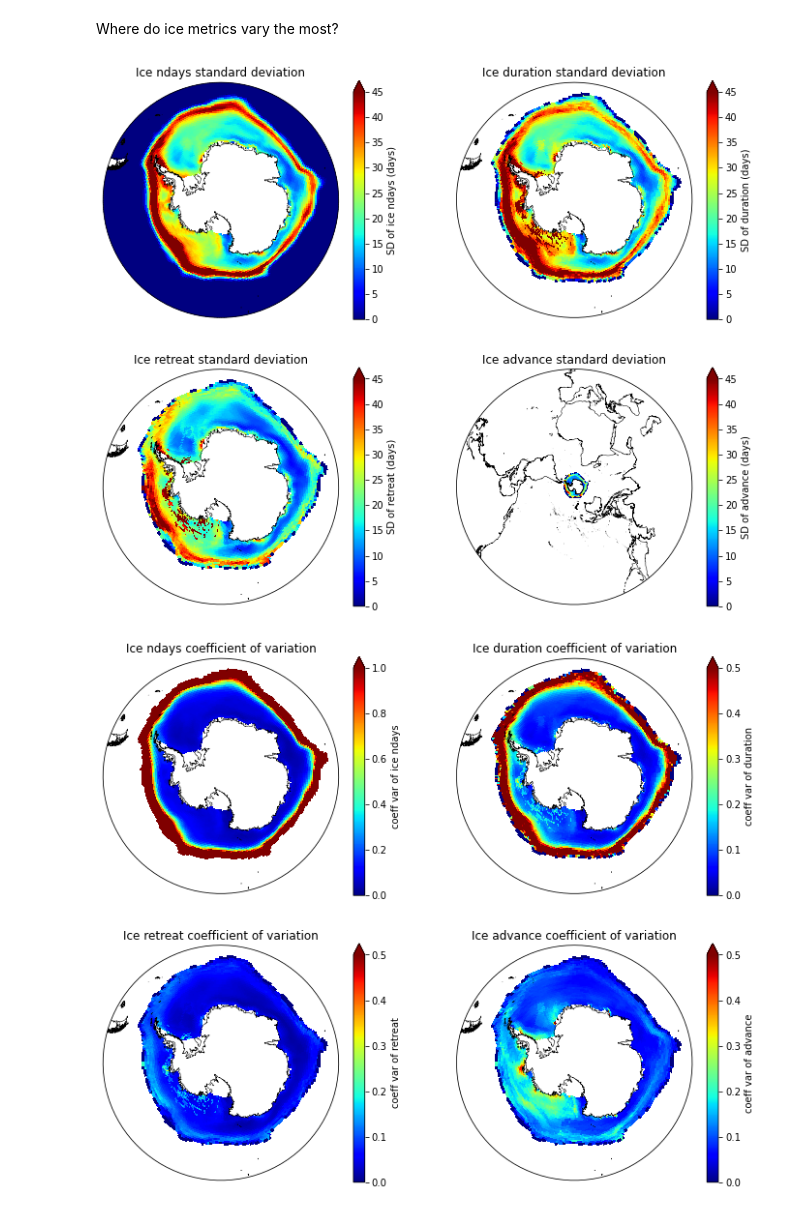
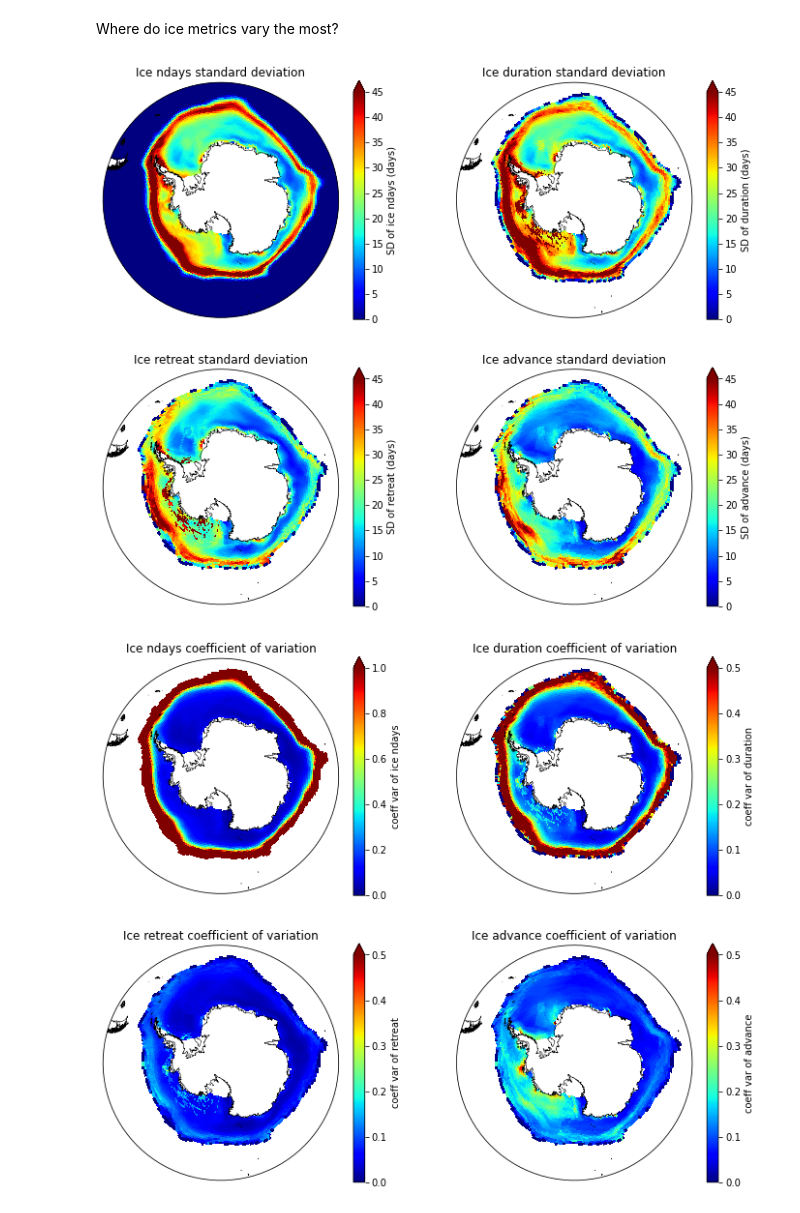
Before and after one commit to Zephyr-Sylvester/polynya_biology, a Jupyter notebook: seasonal_cycle_seaice_adv-ret.ipynb, the cells around one changed output. Drawn from its saved outputs; the diff is of its cells as text; code cells hidden in the pictures.

```diff
--- a/seasonal_cycle_seaice_adv-ret.ipynb
+++ b/seasonal_cycle_seaice_adv-ret.ipynb
@@ -142,0 +147,2 @@ Attributes:
+# %%
+ds = ds.isel(time=slice(0,720))
@@ -203,8 +229,6 @@ Attributes:
 • rename coords from seaice ds
 
 • overwrite 'time' dimension in the seaice data
-# %%
-ds_ann = ds_ann.isel(time=slice(0,60))
 # %%
 ds_seaice = ds_seaice.rename({'ni': 'nlon','nj': 'nlat','year':'time'})
 # %%
@@ -328,35 +352,35 @@ ax.coastlines('10m',linewidth=0.5)
 pc=ax.pcolormesh(lon, lat, field,
                  vmin=0, vmax=45,
                  cmap='jet',
                  transform=ccrs.PlateCarree())
 
 cbar1 = fig.colorbar(pc, ax=ax,extend='max',label='SD of retreat (days)')
 
 ###########################
 ax = fig.add_subplot(2,2,4, projection=ccrs.SouthPolarStereo())
 ax.set_title('Ice advance standard deviation')
-ax.set_extent([-180, 180, -90, 50], ccrs.PlateCarree())
+ax.set_extent([-180, 180, -90, -50], ccrs.PlateCarree())
 
 #################### make it a circle
 theta = np.linspace(0, 2*np.pi, 100)
 center, radius = [0.5, 0.5], 0.5
 verts = np.vstack([np.sin(theta), np.cos(theta)]).T
 circle = mpath.Path(verts * radius + center)
 
 ax.set_boundary(circle, transform=ax.transAxes)
 
 lon, lat, field = adjust_pop_grid(lons, lats, st_dev_advance)
 
 #################### end circle
 ax.coastlines('10m',linewidth=0.5)
 pc=ax.pcolormesh(lon, lat, field,
                  vmin=0, vmax=45,
                  cmap='jet',
                  transform=ccrs.PlateCarree())
 
 cbar1 = fig.colorbar(pc, ax=ax,extend='max',label='SD of advance (days)')
 # %% [output]
-[figure, old version]
+[figure, new version]
 # %%
 fig = plt.figure(figsize=(12,10))
 #----------
```
Also changed, not shown: parts of 43 cells of this notebook, 1 other file.
